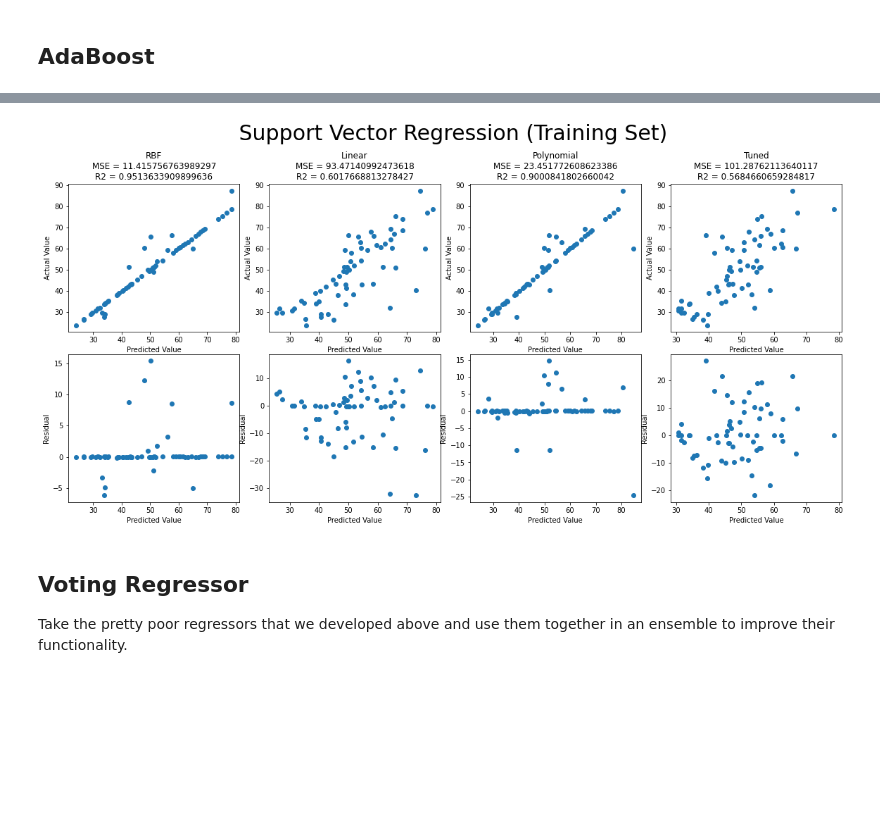
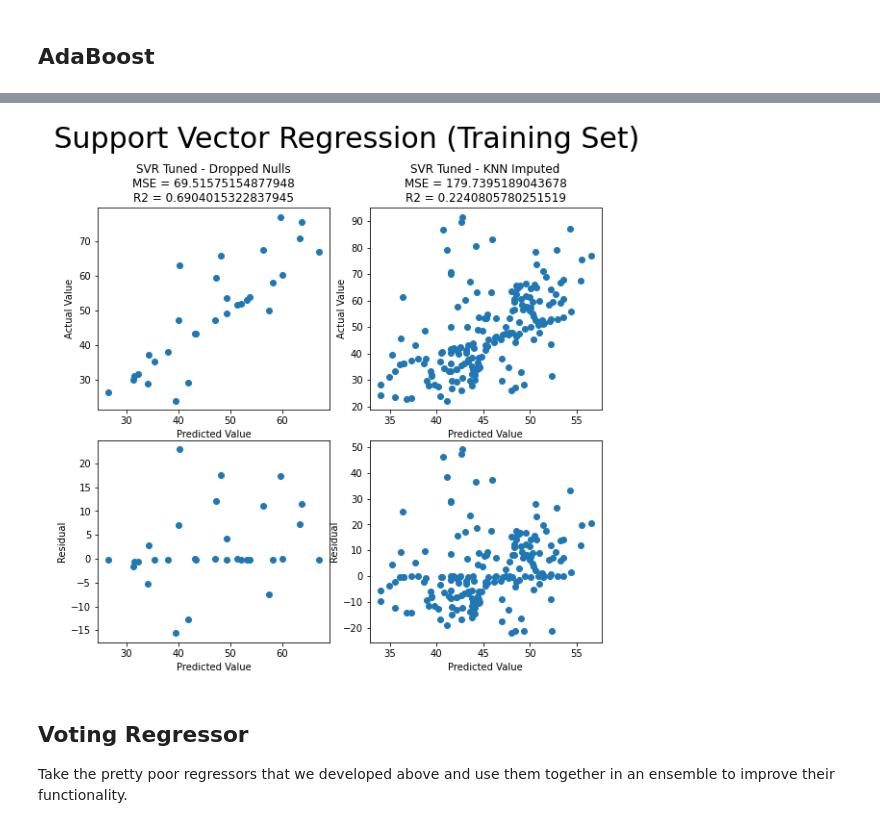
Before and after one commit to jlb14n/Capstone, a Jupyter notebook: Code/Other Machine Learning.ipynb, the cells around one changed output, grey strips where cells are left out. Saved outputs shown, nothing was run; the diff lists cells and outputs as text; code cells hidden in the pictures; blank space fills up the shorter version.

```diff
--- a/Code/Other Machine Learning.ipynb
+++ b/Code/Other Machine Learning.ipynb
@@ -43,6 +45,6 @@ df.head(10)
 # %%
 # Exploratory
-df.drop(['ASTHMA_ID', "NUM_ED_VISITS", "COUNTY_ID", "AQ_ID", "YEAR"],
+df.drop(['ASTHMA_ID', "NUM_ED_VISITS", "AQ_ID", "STATE_ID"],
         axis=1, inplace=True, errors="ignore")
 params = ["LEAD", "NO2", "OZONE", "PM10", "PM25", "SO2"]
 for param in params:
@@ -50,9 +52,6 @@ for param in params:
             f"{param}_UNITS_ID"], axis=1, inplace=True, errors="ignore")
 
 print(df.info())
-for column in df.columns:
-    nan = df[df[column].isna()]
-    print(column, f"{1-len(nan)/len(df):.2f}")
 # %% [output]
 <class 'pandas.core.frame.DataFrame'>
 RangeIndex: 247 entries, 0 to 246
@@ -139,10 +254,17 @@ This shows that the correlation between the different pollutants is low so we sh
 # %%
 ### Create a training set that's 75% of your dat set and a complementary test set with the remaining 25%. Specify random_state = 0 ###
-X = df.drop('AGE_ADJ_ED_VISITS', axis=1)
-y = df['AGE_ADJ_ED_VISITS']
+X_KNNImpute = df.drop(['AGE_ADJ_ED_VISITS', 'COUNTY_NAME'], axis=1)
+y_KNNImpute = df['AGE_ADJ_ED_VISITS']
 
-X_train, X_test, y_train, y_test = train_test_split(
-    X, y, test_size=0.25, random_state=0)
+X_train_KNNImpute, X_test_KNNImpute, y_train_KNNImpute, y_test_KNNImpute = train_test_split(
+    X_KNNImpute, y_KNNImpute, test_size=0.25, random_state=0)
+# %%
+from sklearn.impute import KNNImputer
+
+imputer_train = KNNImputer(n_neighbors=3)
+imputer_test = KNNImputer(n_neighbors=3)
+X_train_KNNImpute = imputer_train.fit_transform(X_train_KNNImpute)
+X_test_KNNImpute = imputer_test.fit_transform(X_test_KNNImpute)
 # %% [markdown]
 ## AdaBoost
 # %%
@@ -294,73 +485,49 @@ TEST: R2=0.5411038857681896 MSE=87.79206034376551
 # %%
 import matplotlib.pyplot as plt
 # Plot the predicted versus actual values and the residual versus predicted values
-predict_svr_opt = svr_opt.predict(X_train_scaled)
-residual_svr_opt = y_train - predict_svr_opt
-MSE_svr_opt = mean_squared_error(y_train, predict_svr_opt)
+predict_svr_opt_dropnulls = svr_opt_dropnulls.predict(X_train_scaled_dropnulls)
+residual_svr_opt_dropnulls = y_train_dropnulls - predict_svr_opt_dropnulls
+MSE_svr_opt_dropnulls = mean_squared_error(y_train_dropnulls, predict_svr_opt_dropnulls)
 
-predict_svr_rbf = svr_rbf.predict(X_train_scaled)
-residual_svr_rbf = y_train - predict_svr_rbf
-MSE_svr_rbf = mean_squared_error(y_train, predict_svr_rbf)
+predict_svr_opt_KNNImpute = svr_opt_KNNImpute.predict(X_train_scaled_KNNImpute)
+residual_svr_opt_KNNImpute = y_train_KNNImpute - predict_svr_opt_KNNImpute
+MSE_svr_opt_KNNImpute = mean_squared_error(y_train_KNNImpute, predict_svr_opt_KNNImpute)
 
-predict_svr_linear = svr_linear.predict(X_train_scaled)
-residual_svr_linear = y_train - predict_svr_linear
-MSE_svr_linear = mean_squared_error(y_train, predict_svr_linear)
 
-predict_svr_poly = svr_poly.predict(X_train_scaled)
-residual_svr_poly = y_train - predict_svr_poly
-MSE_svr_poly = mean_squared_error(y_train, predict_svr_poly)
-
-cols = [f'RBF\nMSE = {MSE_svr_rbf}\nR2 = {svr_rbf.score(X_train_scaled, y_train)}',
-        f'Linear\nMSE = {MSE_svr_linear}\nR2 = {svr_linear.score(X_train_scaled, y_train)}',
-        f'Polynomial\nMSE = {MSE_svr_poly}\nR2 = {svr_poly.score(X_train_scaled, y_train)}',
-        f'Tuned\nMSE = {MSE_svr_opt}\nR2 = {svr_opt.score(X_train_scaled, y_train)}']
+cols = [f'SVR Tuned - Dropped Nulls\nMSE = {MSE_svr_opt_dropnulls}\nR2 = {svr_opt_dropnulls.score(X_train_scaled_dropnulls, y_train_dropnulls)}',
+        f'SVR Tuned - KNN Imputed\nMSE = {MSE_svr_opt_KNNImpute}\nR2 = {svr_opt_KNNImpute.score(X_train_scaled_KNNImpute, y_train_KNNImpute)}']
 #rows = ['','']
 
-figure, axis = plt.subplots(2, 4, figsize=(16, 8))
+figure, axis = plt.subplots(2, 2, figsize=(8, 8))
 figure.suptitle(' Support Vector Regression (Training Set)', fontsize=30)
 
 for ax, col in zip(axis[0], cols):
     ax.set_title(col)
 
 #for ax, row in zip(axis[:, 0], rows):
 #    ax.set_ylabel(row, rotation=0, size='large')
 
 figure.tight_layout()
 
-axis[0,0].scatter(predict_svr_rbf, y_train)
+axis[0, 0].scatter(predict_svr_opt_dropnulls, y_train_dropnulls)
 axis[0,0].set_xlabel("Predicted Value")
 axis[0,0].set_ylabel("Actual Value")
 
-axis[1,0].scatter(predict_svr_rbf, residual_svr_rbf)
+axis[1,0].scatter(predict_svr_opt_dropnulls, residual_svr_opt_dropnulls)
 axis[1,0].set_ylabel("Residual")
 axis[1,0].set_xlabel("Predicted Value")
 
-axis[0, 1].scatter(predict_svr_linear, y_train)
+axis[0, 1].scatter(predict_svr_opt_KNNImpute, y_train_KNNImpute)
 axis[0, 1].set_xlabel("Predicted Value")
 axis[0, 1].set_ylabel("Actual Value")
 
-axis[1, 1].scatter(predict_svr_linear, residual_svr_linear)
+axis[1, 1].scatter(predict_svr_opt_KNNImpute, residual_svr_opt_KNNImpute)
 axis[1, 1].set_ylabel("Residual")
 axis[1, 1].set_xlabel("Predicted Value")
 
-axis[0, 2].scatter(predict_svr_poly, y_train)
-axis[0, 2].set_xlabel("Predicted Value")
-axis[0, 2].set_ylabel("Actual Value")
-
-axis[1, 2].scatter(predict_svr_poly, residual_svr_poly)
-axis[1, 2].set_ylabel("Residual")
-axis[1, 2].set_xlabel("Predicted Value")
-
-axis[0, 3].scatter(predict_svr_opt, y_train)
-axis[0, 3].set_xlabel("Predicted Value")
-axis[0, 3].set_ylabel("Actual Value")
-
-axis[1, 3].scatter(predict_svr_opt, residual_svr_opt)
-axis[1, 3].set_ylabel("Residual")
-axis[1, 3].set_xlabel("Predicted Value")
 plt.show()
 # %% [output]
-[figure, old version]
+[figure, new version]
 # %% [markdown]
 ## Voting Regressor
 Take the pretty poor regressors that we developed above and use them together in an ensemble to improve their functionality.
```
Also changed, not shown: parts of 28 cells of this notebook, 2 other files.
